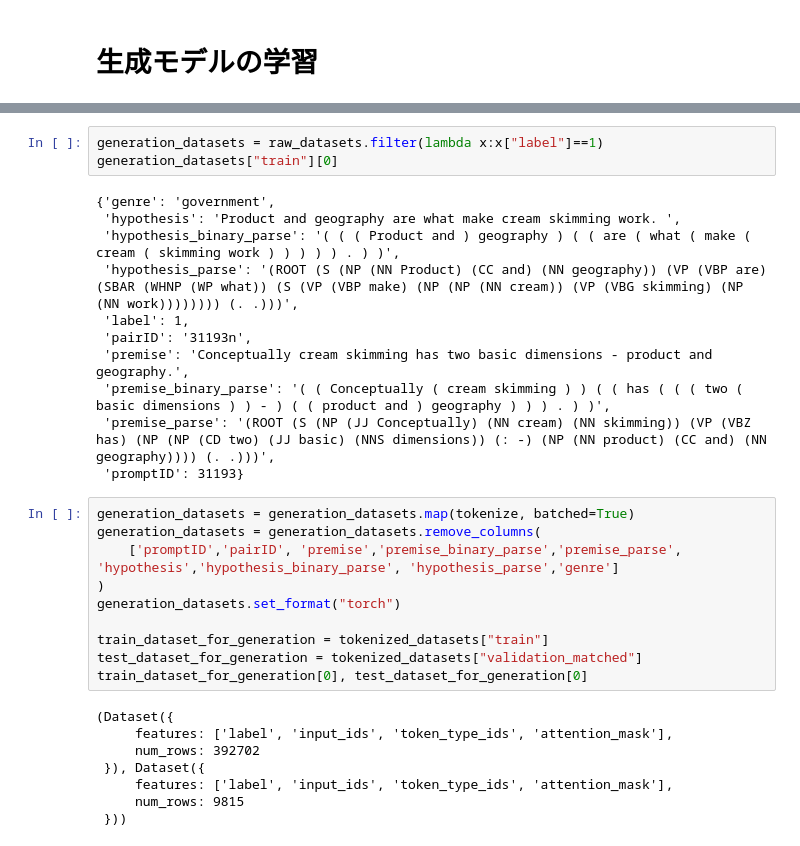
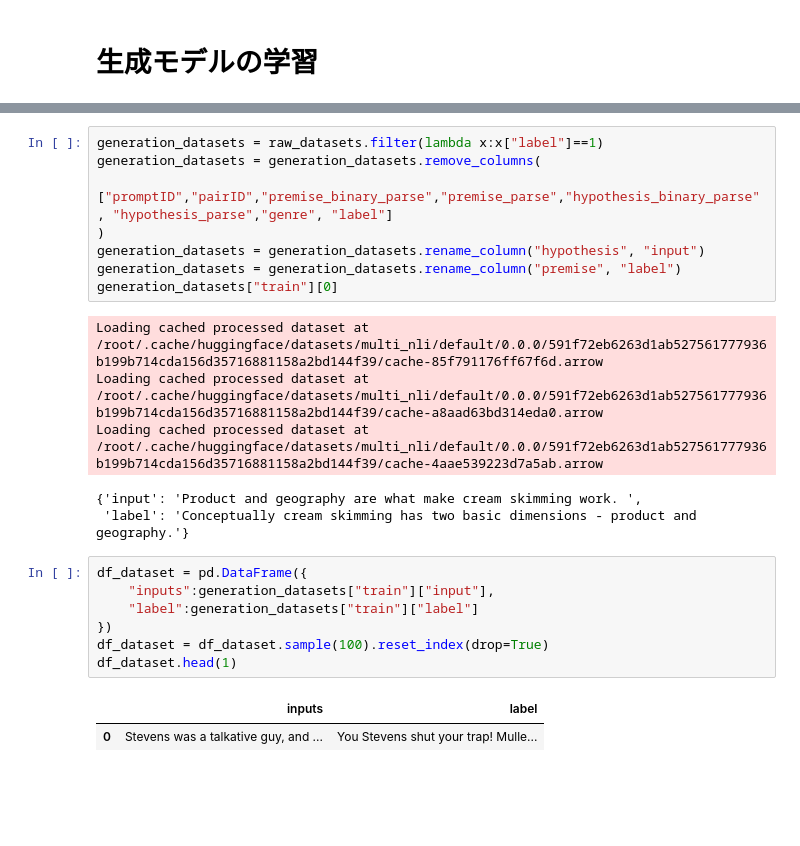
Before and after one commit to Exe-dev/M1-Pytorch-Tutorial, a Jupyter notebook: Pytorch_Tutorial.ipynb, the cells around one changed output, grey strips where cells are left out. Saved outputs shown, nothing was run; the diff lists cells and outputs as text; blank space fills up the shorter version.

```diff
--- a/Pytorch_Tutorial.ipynb
+++ b/Pytorch_Tutorial.ipynb
@@ -195,32 +208,24 @@ Set `config.is_decoder=True` and `config.add_cross_attention=True` for decoder_c
 # %%
 generation_datasets = raw_datasets.filter(lambda x:x["label"]==1)
+generation_datasets = generation_datasets.remove_columns(
+    ["promptID","pairID","premise_binary_parse","premise_parse","hypothesis_binary_parse", "hypothesis_parse","genre", "label"]
+)
+generation_datasets = generation_datasets.rename_column("hypothesis", "input")
+generation_datasets = generation_datasets.rename_column("premise", "label")
 generation_datasets["train"][0]
 # %% [output]
-{'genre': 'government',
- 'hypothesis': 'Product and geography are what make cream skimming work. ',
- 'hypothesis_binary_parse': '( ( ( Product and ) geography ) ( ( are ( what ( make ( cream ( skimming work ) ) ) ) ) . ) )',
- 'hypothesis_parse': '(ROOT (S (NP (NN Product) (CC and) (NN geography)) (VP (VBP are) (SBAR (WHNP (WP what)) (S (VP (VBP make) (NP (NP (NN cream)) (VP (VBG skimming) (NP (NN work)))))))) (. .)))',
- 'label': 1,
- 'pairID': '31193n',
- 'premise': 'Conceptually cream skimming has two basic dimensions - product and geography.',
- 'premise_binary_parse': '( ( Conceptually ( cream skimming ) ) ( ( has ( ( ( two ( basic dimensions ) ) - ) ( ( product and ) geography ) ) ) . ) )',
- 'premise_parse': '(ROOT (S (NP (JJ Conceptually) (NN cream) (NN skimming)) (VP (VBZ has) (NP (NP (CD two) (JJ basic) (NNS dimensions)) (: -) (NP (NN product) (CC and) (NN geography)))) (. .)))',
- 'promptID': 31193}
+Loading cached processed dataset at /root/.cache/huggingface/datasets/multi_nli/default/0.0.0/591f72eb6263d1ab527561777936b199b714cda156d35716881158a2bd144f39/cache-85f791176ff67f6d.arrow
+Loading cached processed dataset at /root/.cache/huggingface/datasets/multi_nli/default/0.0.0/591f72eb6263d1ab527561777936b199b714cda156d35716881158a2bd144f39/cache-a8aad63bd314eda0.arrow
+Loading cached processed dataset at /root/.cache/huggingface/datasets/multi_nli/default/0.0.0/591f72eb6263d1ab527561777936b199b714cda156d35716881158a2bd144f39/cache-4aae539223d7a5ab.arrow
+{'input': 'Product and geography are what make cream skimming work. ',
+ 'label': 'Conceptually cream skimming has two basic dimensions - product and geography.'}
-# %%
-generation_datasets = generation_datasets.map(tokenize, batched=True)
-generation_datasets = generation_datasets.remove_columns(
-    ['promptID','pairID', 'premise','premise_binary_parse','premise_parse', 'hypothesis','hypothesis_binary_parse', 'hypothesis_parse','genre']
-)
-generation_datasets.set_format("torch")
-
-train_dataset_for_generation = tokenized_datasets["train"]
-test_dataset_for_generation = tokenized_datasets["validation_matched"]
-train_dataset_for_generation[0], test_dataset_for_generation[0]
-# %% [output]
-(Dataset({
-     features: ['label', 'input_ids', 'token_type_ids', 'attention_mask'],
-     num_rows: 392702
- }), Dataset({
-     features: ['label', 'input_ids', 'token_type_ids', 'attention_mask'],
-     num_rows: 9815
- }))
+# %%
+df_dataset = pd.DataFrame({
+    "inputs":generation_datasets["train"]["input"],
+    "label":generation_datasets["train"]["label"]
+})
+df_dataset = df_dataset.sample(100).reset_index(drop=True)
+df_dataset.head(1)
+# %% [output]
+|  | inputs | label |
+| 0 | Stevens was a talkative guy, and ... | You Stevens shut your trap! Mulle... |
```
Also changed, not shown: parts of 16 cells of this notebook.
